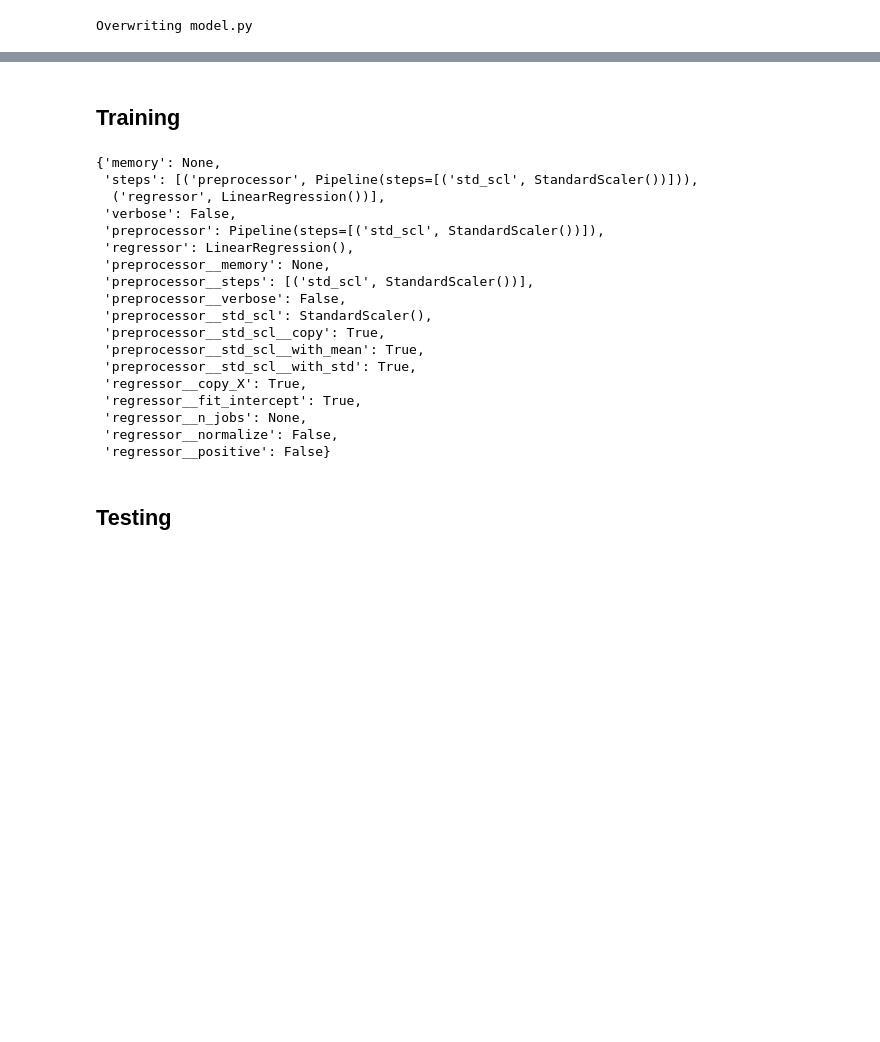
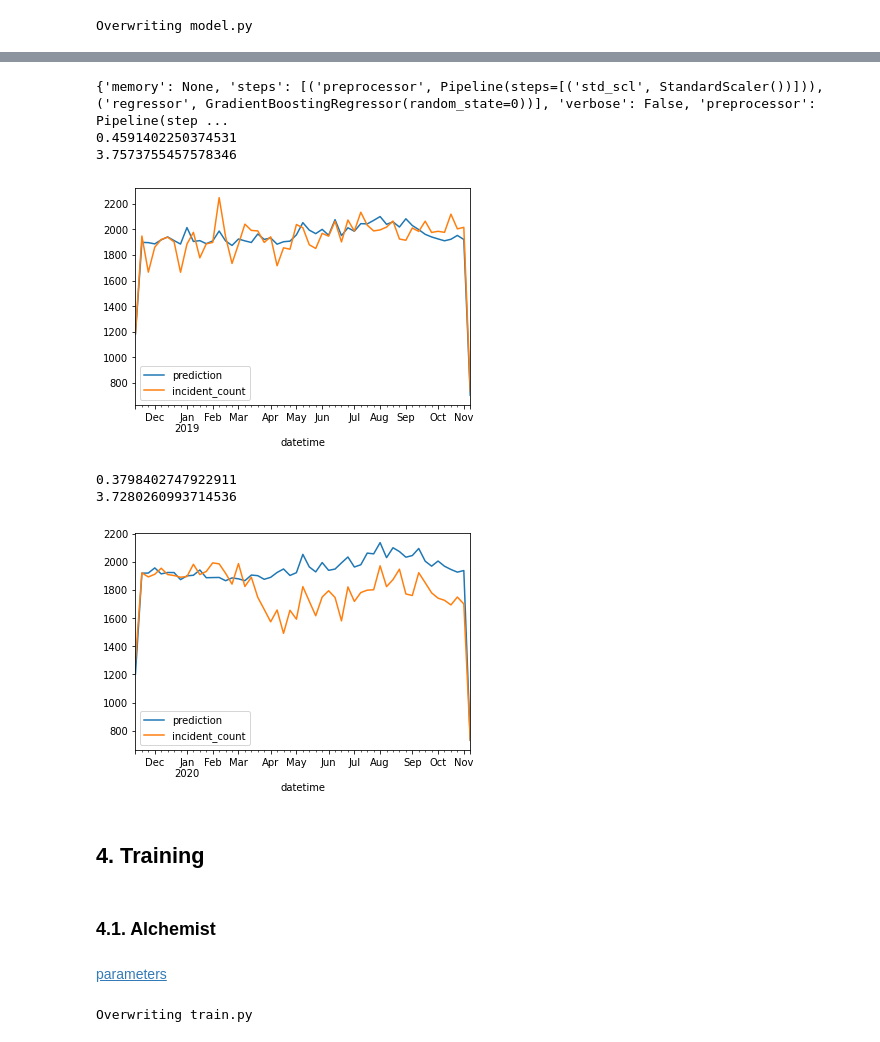
Before and after one commit to cmp0xff/seattle-911, a Jupyter notebook: main.ipynb, the cells around one changed output, grey strips where cells are left out. Cells and saved outputs as stored; diff of their text form; code cells hidden in the pictures; blank space fills up the shorter version.

```diff
--- a/main.ipynb
+++ b/main.ipynb
@@ -342,25 +481,62 @@ ppl.score(x_te, y_te)
+# %%
+import model_te
+from importlib import reload
+
+reload(model_te)
+
+model_te.model_fwd_te(2)
+# %% [output]
+{'memory': None, 'steps': [('preprocessor', Pipeline(steps=[('std_scl', StandardScaler())])), ('regressor', GradientBoostingRegressor(random_state=0))], 'verbose': False, 'preprocessor': Pipeline(step ...
+0.4591402250374531
+3.7573755457578346
+[figure, added]
+0.3798402747922911
+3.7280260993714536
+[figure, added]
 # %% [markdown]
-## Training
+## 4. Training
+# %% [markdown]
+### 4.1. Alchemist
+# %% [markdown]
+[parameters](https://stackoverflow.com/a/49501713/2682621)
 # %%
+%%writefile train.py
+
+import os
 from sklearn.model_selection import GridSearchCV
+import joblib
+
+import init
+import prep
+import model
+
+def train() :
+
+    if not os.path.exists('./tmp') :
+        os.system('mkdir tmp')
+
+    train_pt = './tmp/reg.pkl'
+    if os.path.isfile(train_pt) :
+        print('Load saved regressor from ' + train_pt)
+        reg = joblib.load(train_pt)
+    else:
+        x, y = init.init()
+        tr_ind, e1_ind, e2_ind = prep.nai_splitter()
+
+        p_grid = {
+            'regressor__n_estimators': [100, 300, 500],
+            'regressor__max_depth': [3, 4, 5]
+        }
+
+        reg = GridSearchCV(estimator=model.model_ppl(),
+                           param_grid=p_grid,
+                           n_jobs=-1,
+                           verbose=2)
+
+        reg.fit(x.iloc[tr_ind], y.iloc[tr_ind])
+
+        joblib.dump(reg, train_pt)
+
+    return reg
 # %% [output]
-{'memory': None,
- 'steps': [('preprocessor', Pipeline(steps=[('std_scl', StandardScaler())])),
-  ('regressor', LinearRegression())],
- 'verbose': False,
- 'preprocessor': Pipeline(steps=[('std_scl', StandardScaler())]),
- 'regressor': LinearRegression(),
- 'preprocessor__memory': None,
- 'preprocessor__steps': [('std_scl', StandardScaler())],
- 'preprocessor__verbose': False,
- 'preprocessor__std_scl': StandardScaler(),
- 'preprocessor__std_scl__copy': True,
- 'preprocessor__std_scl__with_mean': True,
- 'preprocessor__std_scl__with_std': True,
- 'regressor__copy_X': True,
- 'regressor__fit_intercept': True,
- 'regressor__n_jobs': None,
- 'regressor__normalize': False,
- 'regressor__positive': False}
+Overwriting train.py
-# %% [markdown]
-## Testing
```
Also changed, not shown: parts of 43 cells of this notebook, 7 other files.
